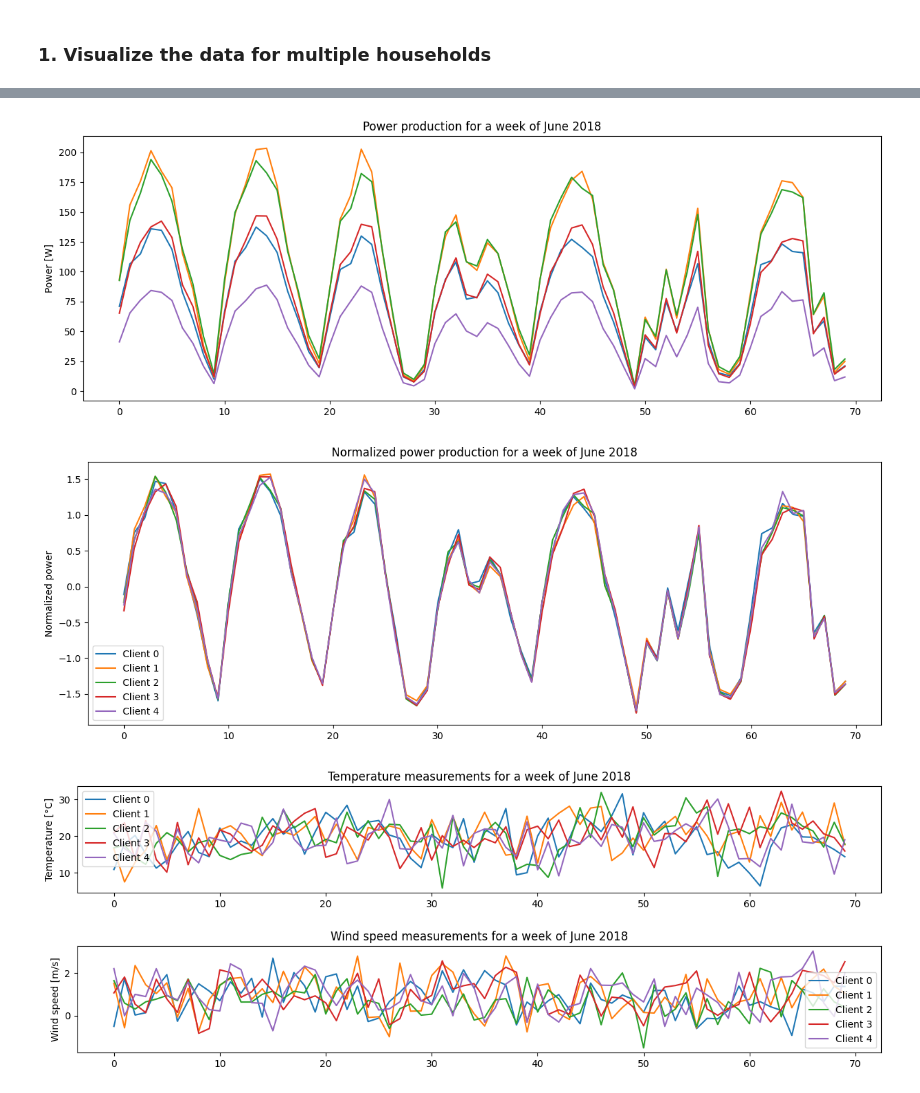
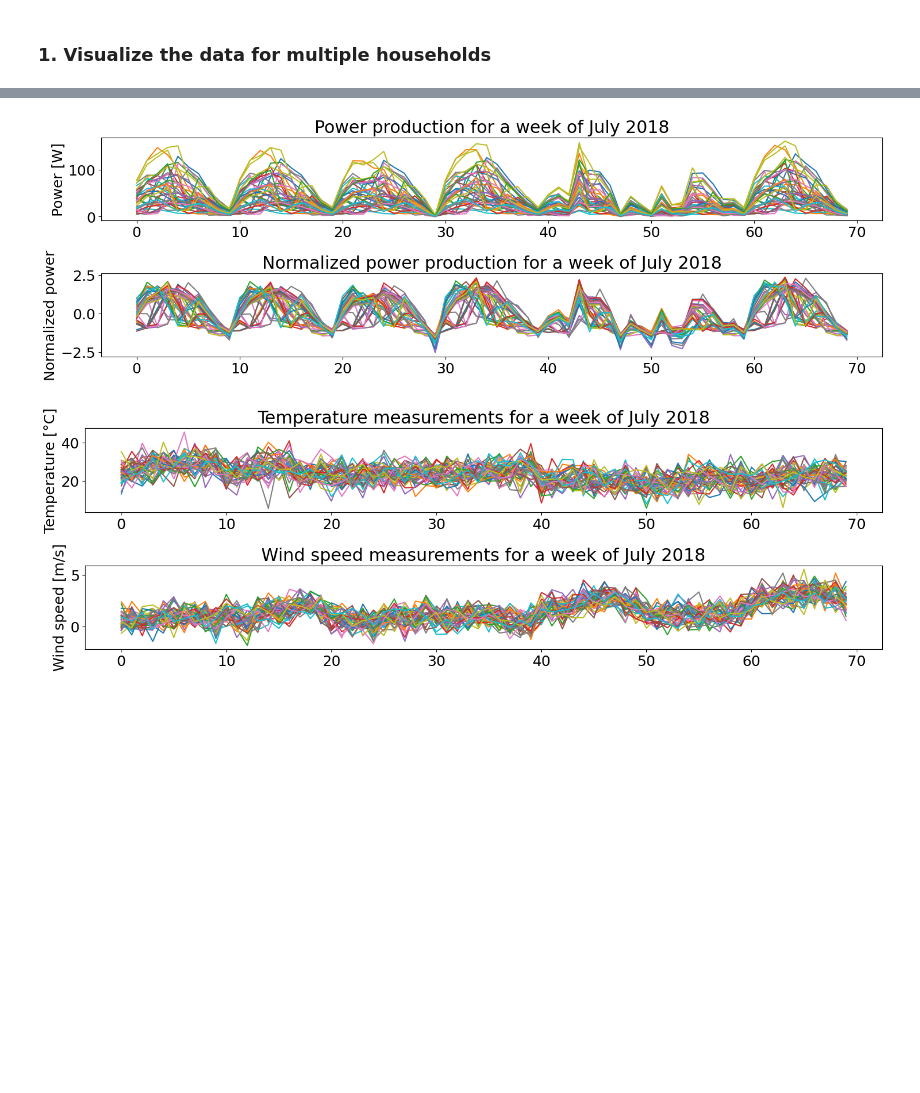
Before and after one commit to TristanCarruzzo/Synthetic_PV_Profiles_FL, a Jupyter notebook: PV_viz.ipynb, the cells around one changed output, grey strips where cells are left out. Drawn from its saved outputs; the diff is of its cells as text; code cells hidden in the pictures; blank space fills up the shorter version.

```diff
--- a/PV_viz.ipynb
+++ b/PV_viz.ipynb
@@ -40,4 +40,8 @@ random_state = np.random.RandomState(random_seed)
 # Set the device
 DEVICE = torch.device('cuda' if torch.cuda.is_available() else 'cpu')
 # DEVICE = 'mps'
+
+months_name = {1:'January', 2:'February', 3:'March', 4:'April', 5:'May', 6:'June', 7:'July', 8:'August', 9:'September', 10:'October', 11:'November', 12:'December'}
+
+plt.rcParams.update({'font.size': 18})
 # %%
@@ -258,54 +237,50 @@ Name: target, Length: 58440, dtype: float64
 # %%
 year = 2018
-month = 6
+month = 7
 
+# Power production
 plt.figure(figsize=(15, 5))
+
+# Power production
+plt.subplot(2, 1, 1)
 plt.ylabel('Power [W]')
 plt.title('Power production for a week of {} {}'.format(months_name[month], year))
-
 for client_ in range(NUM_CLIENTS):
     time_series_client = time_series[client_]
     plt.plot(time_series_client[(time_series_client['year']==year) & (time_series_client['month']==month) & (time_series_client['day'].isin(np.arange(1, 8)))]['target'].values, label='Client {}'.format(client_))
 
-# add normalized version
-
-plt.figure(figsize=(15, 5))
+# Normalized power production
+plt.subplot(2, 1, 2)
 plt.ylabel('Normalized power')
 plt.title('Normalized power production for a week of {} {}'.format(months_name[month], year))
-
 for client_ in range(NUM_CLIENTS):
     time_series_client = time_series_norm[client_]
     plt.plot(time_series_client[(time_series_client['year']==year) & (time_series_client['month']==month) & (time_series_client['day'].isin(np.arange(1, 8)))]['target'].values, label='Client {}'.format(client_))
 
-
-
-
-plt.legend(loc='best')
+plt.tight_layout()
 plt.show()
 
+# Temperature and Wind speed
 plt.figure(figsize=(15, 5))
-plt.subplots_adjust(hspace=0.5)
+
+# Temperature
 plt.subplot(2,1,1)
 plt.ylabel('Temperature [°C]')
 plt.title('Temperature measurements for a week of {} {}'.format(months_name[month], year))
-
 for client_ in range(NUM_CLIENTS):
     time_series_client = time_series[client_]
     plt.plot(time_series_client[(time_series_client['year']==year) & (time_series_client['month']==month) & (time_series_client['day'].isin(np.arange(1, 8)))]['T2m'].values, label='Client {}'.format(client_))
 
-plt.legend(loc='best')
-
+# Wind speed
 plt.subplot(2,1,2)
 plt.ylabel('Wind speed [m/s]')
 plt.title('Wind speed measurements for a week of {} {}'.format(months_name[month], year))
-
 for client_ in range(NUM_CLIENTS):
     time_series_client = time_series[client_]
     plt.plot(time_series_client[(time_series_client['year']==year) & (time_series_client['month']==month) & (time_series_client['day'].isin(np.arange(1, 8)))]['WS10m'].values, label='Client {}'.format(client_))
 
-plt.legend(loc='best')
+plt.tight_layout()
 plt.show()
 # %% [output]
-[figure, old version]
+[figure, new version]
-[figure, old version]
+[figure, new version]
-[figure, removed]
```
Also changed, not shown: parts of 8 cells of this notebook, 2 other files.
